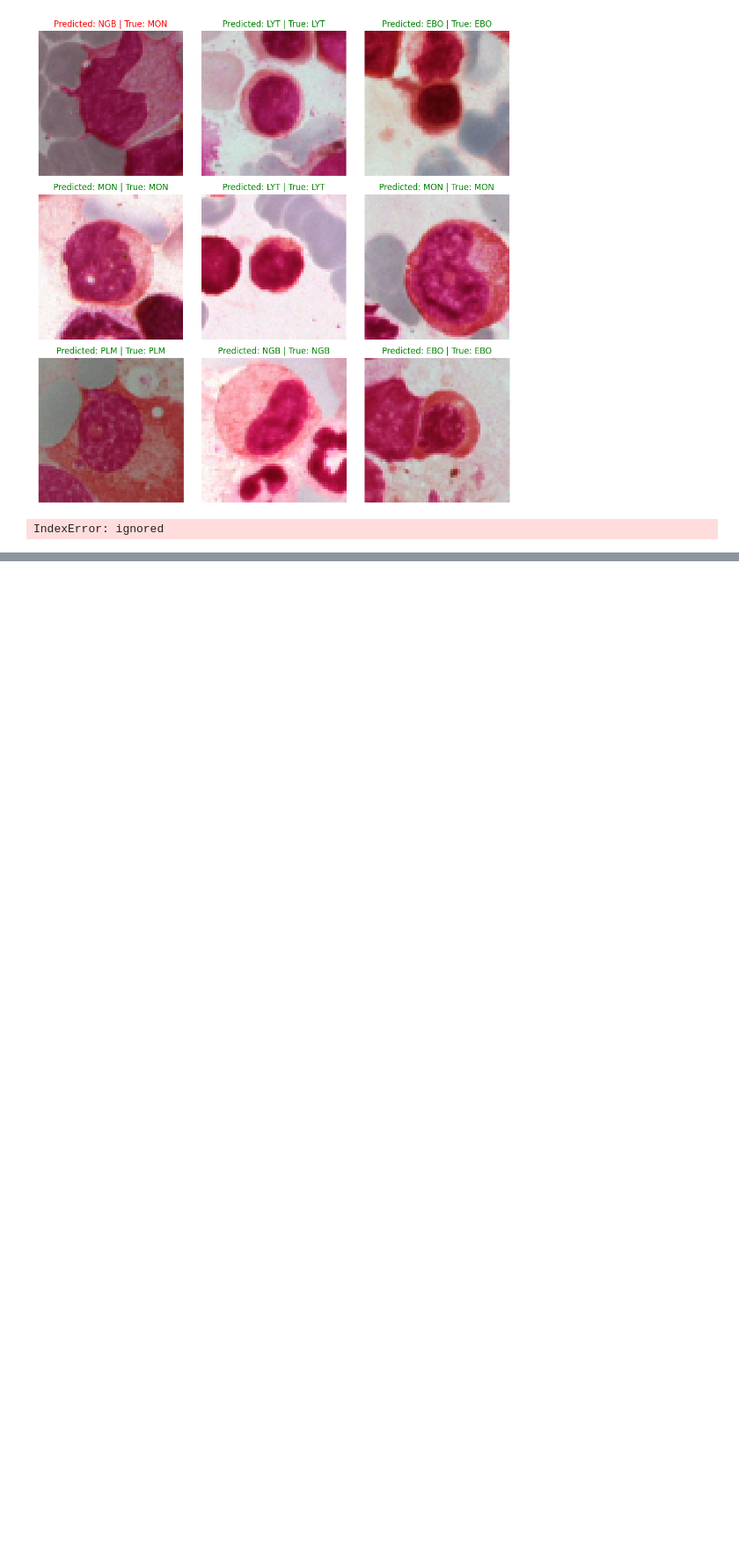
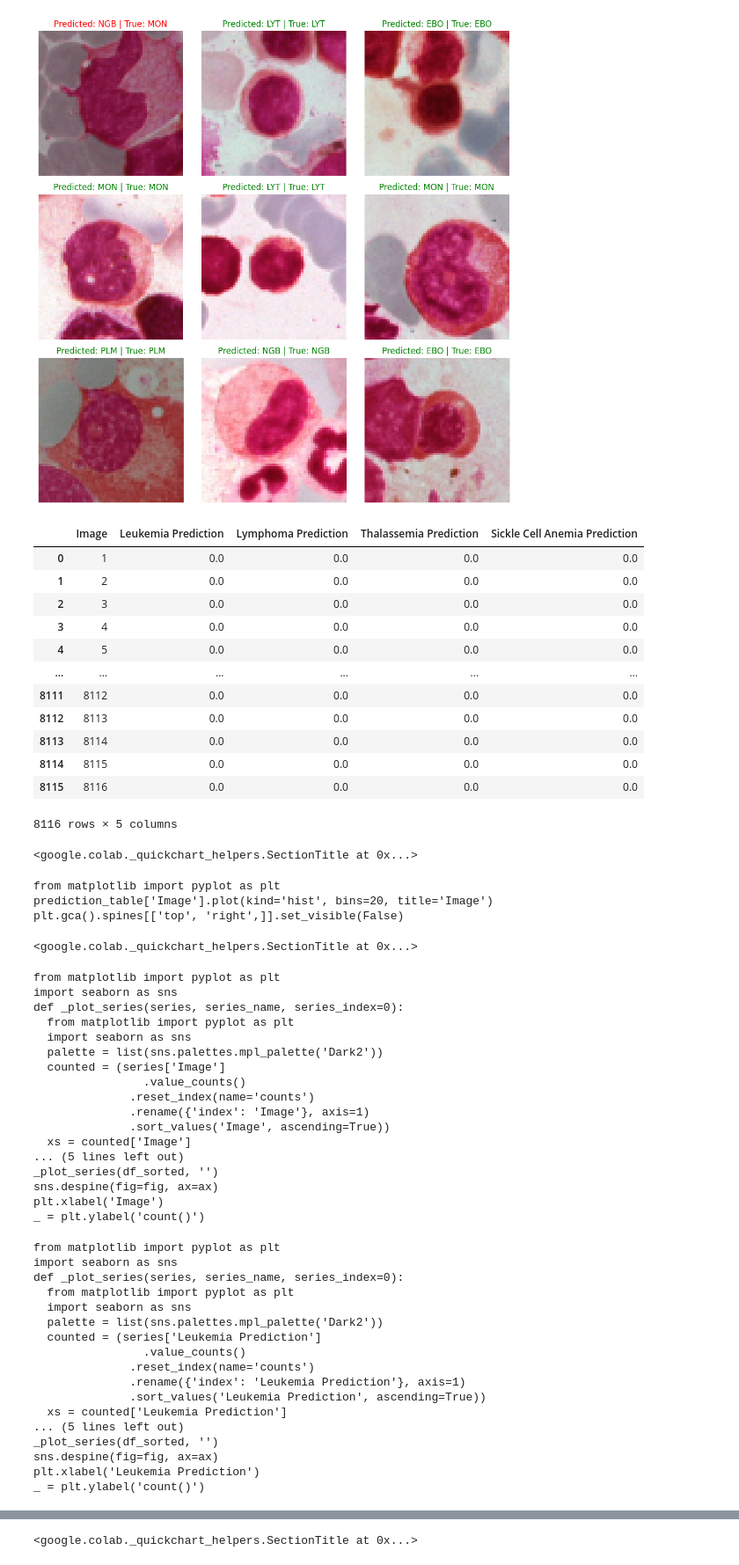
Before and after one commit to prabhasg03/Python_Projects, a Jupyter notebook: Untitled2.ipynb, the cells around one changed output, grey strips where cells are left out. Shown: that part at 88% size. Saved outputs shown, nothing was run; the diff lists cells and outputs as text; code cells hidden in the pictures; blank space fills up the shorter version.

```diff
--- a/Untitled2.ipynb
+++ b/Untitled2.ipynb
@@ -309,43 +309,94 @@ plt.show()
 # Create a new cell for predictions of specific classes
 
 # Define specific classes for prediction
 specific_classes = ['Leukemia', 'Lymphoma', 'Thalassemia', 'Sickle Cell Anemia']
 
 # Get indices corresponding to specific classes with case-insensitive partial match
 specific_class_indices = [
     next((i for i, label in enumerate(label_encoder.classes_) if cls.lower() in label.lower()), None)
     for cls in specific_classes
 ]
 
 # Initialize lists for storing specific class predictions and true labels
 specific_class_predictions = []
 specific_class_true_labels = []
 
 # Perform predictions on test images for specific classes
 for index in specific_class_indices:
     if index is not None:
-        specific_class_predictions.append(predictions[:, index][:, np.newaxis])  # Ensure a 2D array
-        specific_class_true_labels.append(y_test[:, index])
+        specific_class_predictions.append(predictions[:, index])
+        if len(specific_class_true_labels) == 0:
+            specific_class_true_labels.append(np.zeros(len(X_test)))
+        else:
+            specific_class_true_labels.append(y_test[:, index])
 
 # Convert lists to NumPy arrays
 specific_class_predictions = np.array(specific_class_predictions)
-specific_class_true_labels = np.array(specific_class_true_labels).T
+specific_class_true_labels = np.array(specific_class_true_labels)
 
 # Display the predictions in a table
 import pandas as pd
 
 # Create a DataFrame
-prediction_table_data = {
-    'Image': list(range(1, len(X_test) + 1)),
-}
-
+prediction_table_data = {'Image': list(range(1, len(X_test) + 1))}
 for i, cls in enumerate(specific_classes):
-    prediction_table_data[f'{cls} Prediction'] = specific_class_predictions[:, i]
-    prediction_table_data[f'{cls} True Label'] = specific_class_true_labels[:, i]
-
+    if len(specific_class_predictions) == 0:
+        prediction_table_data[f'{cls} Prediction'] = np.zeros(len(X_test))
+    else:
+        prediction_table_data[f'{cls} Prediction'] = specific_class_predictions[:, i]
+# Display the table
 prediction_table = pd.DataFrame(prediction_table_data)
-
-# Display the table
 prediction_table
 # %% [output]
+|  | Image | Leukemia Prediction | Lymphoma Prediction | Thalassemia Prediction | Sickle Cell Anemia Prediction |
+| 0 | 1 | 0.0 | 0.0 | 0.0 | 0.0 |
+| 1 | 2 | 0.0 | 0.0 | 0.0 | 0.0 |
+| 2 | 3 | 0.0 | 0.0 | 0.0 | 0.0 |
+| 3 | 4 | 0.0 | 0.0 | 0.0 | 0.0 |
+| 4 | 5 | 0.0 | 0.0 | 0.0 | 0.0 |
+| ... | ... | ... | ... | ... | ... |
+| 8111 | 8112 | 0.0 | 0.0 | 0.0 | 0.0 |
+| 8112 | 8113 | 0.0 | 0.0 | 0.0 | 0.0 |
+| 8113 | 8114 | 0.0 | 0.0 | 0.0 | 0.0 |
+| 8114 | 8115 | 0.0 | 0.0 | 0.0 | 0.0 |
+| 8115 | 8116 | 0.0 | 0.0 | 0.0 | 0.0 |
-IndexError: ignored
+8116 rows × 5 columns
+<google.colab._quickchart_helpers.SectionTitle at 0x...>
+from matplotlib import pyplot as plt
+prediction_table['Image'].plot(kind='hist', bins=20, title='Image')
+plt.gca().spines[['top', 'right',]].set_visible(False)
+<google.colab._quickchart_helpers.SectionTitle at 0x...>
+from matplotlib import pyplot as plt
+import seaborn as sns
+def _plot_series(series, series_name, series_index=0):
+  from matplotlib import pyplot as plt
+  import seaborn as sns
+  palette = list(sns.palettes.mpl_palette('Dark2'))
+  counted = (series['Image']
+                .value_counts()
+              .reset_index(name='counts')
+              .rename({'index': 'Image'}, axis=1)
+              .sort_values('Image', ascending=True))
+  xs = counted['Image']
+... (5 lines left out)
+_plot_series(df_sorted, '')
+sns.despine(fig=fig, ax=ax)
+plt.xlabel('Image')
+_ = plt.ylabel('count()')
+from matplotlib import pyplot as plt
+import seaborn as sns
+def _plot_series(series, series_name, series_index=0):
+  from matplotlib import pyplot as plt
+  import seaborn as sns
+  palette = list(sns.palettes.mpl_palette('Dark2'))
+  counted = (series['Leukemia Prediction']
+                .value_counts()
+              .reset_index(name='counts')
+              .rename({'index': 'Leukemia Prediction'}, axis=1)
+              .sort_values('Leukemia Prediction', ascending=True))
+  xs = counted['Leukemia Prediction']
+... (5 lines left out)
+_plot_series(df_sorted, '')
+sns.despine(fig=fig, ax=ax)
+plt.xlabel('Leukemia Prediction')
+_ = plt.ylabel('count()')
@@ -351,0 +437 @@ IndexError: ignored
+<google.colab._quickchart_helpers.SectionTitle at 0x...>
```
Also changed, not shown: parts of 1 cell of this notebook.
